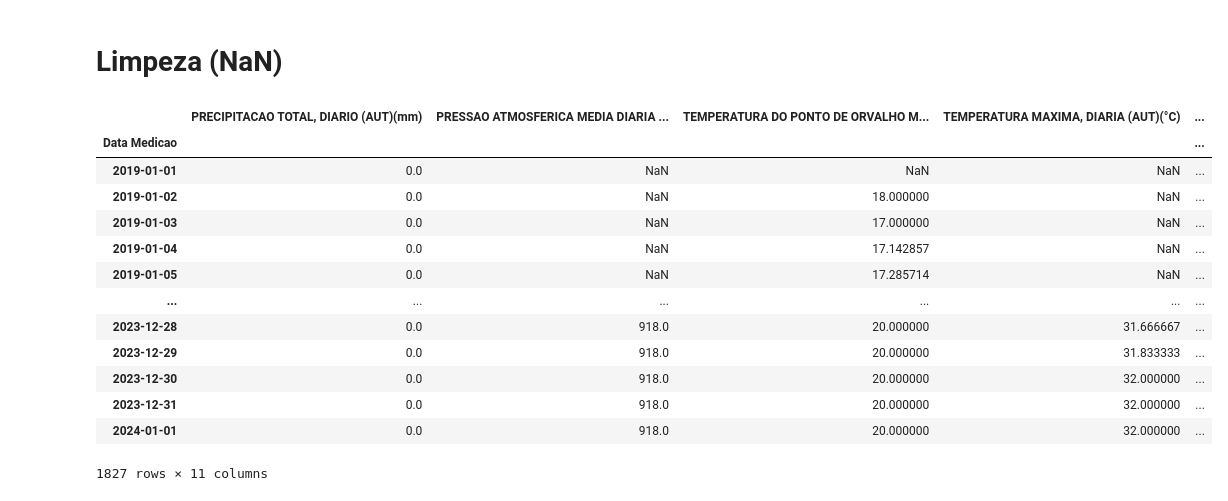
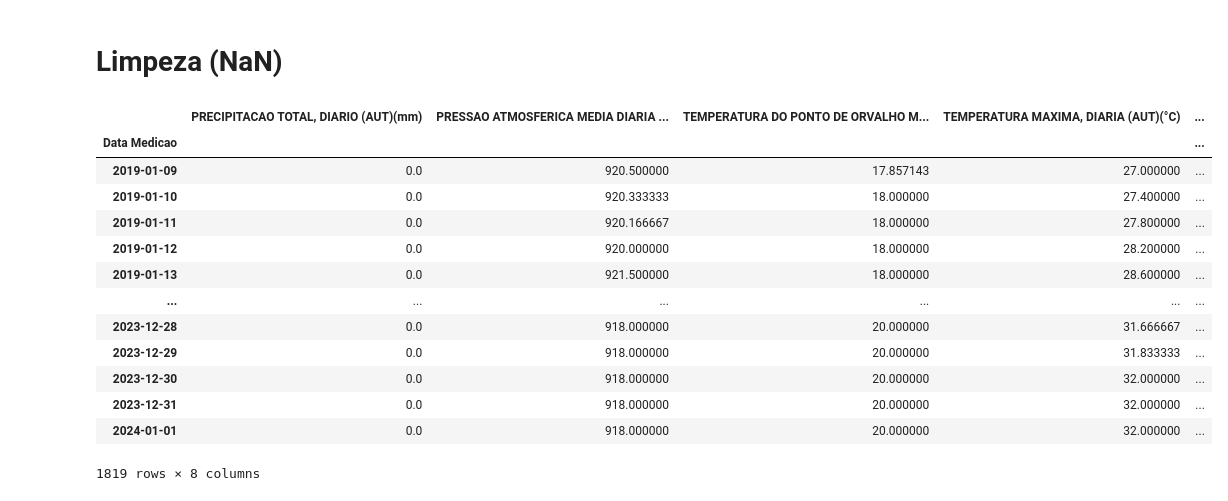
Before and after one commit to big-data-project-drffw/bd-weather-prev, a Jupyter notebook: Notebook1.ipynb, the cells around one changed output. Drawn from its saved outputs; the diff is of its cells as text; code cells hidden in the pictures.

```diff
--- a/Notebook1.ipynb
+++ b/Notebook1.ipynb
@@ -198,20 +196,23 @@ display(interpolated_g3)
 # %% [markdown]
 # Limpeza (NaN)
 # %%
-interpolated_g3.drop(interpolated_g3.columns[-1], axis=1)
-display(interpolated_g3)
+interpolated_g3.drop(interpolated_g3.columns[-1], axis=1, inplace=True)
+
+dcorr1 = interpolated_g3.dropna()
+
+display(dcorr1)
 # %% [output]
 |  | PRECIPITACAO TOTAL, DIARIO (AUT)(mm) | PRESSAO ATMOSFERICA MEDIA DIARIA ... | TEMPERATURA DO PONTO DE ORVALHO M... | TEMPERATURA MAXIMA, DIARIA (AUT)(°C) | ... |
 | Data Medicao |  |  |  |  | ... |
-| 2019-01-01 | 0.0 | NaN | NaN | NaN | ... |
-| 2019-01-02 | 0.0 | NaN | 18.000000 | NaN | ... |
-| 2019-01-03 | 0.0 | NaN | 17.000000 | NaN | ... |
-| 2019-01-04 | 0.0 | NaN | 17.142857 | NaN | ... |
-| 2019-01-05 | 0.0 | NaN | 17.285714 | NaN | ... |
+| 2019-01-09 | 0.0 | 920.500000 | 17.857143 | 27.000000 | ... |
+| 2019-01-10 | 0.0 | 920.333333 | 18.000000 | 27.400000 | ... |
+| 2019-01-11 | 0.0 | 920.166667 | 18.000000 | 27.800000 | ... |
+| 2019-01-12 | 0.0 | 920.000000 | 18.000000 | 28.200000 | ... |
+| 2019-01-13 | 0.0 | 921.500000 | 18.000000 | 28.600000 | ... |
 | ... | ... | ... | ... | ... | ... |
-| 2023-12-28 | 0.0 | 918.0 | 20.000000 | 31.666667 | ... |
-| 2023-12-29 | 0.0 | 918.0 | 20.000000 | 31.833333 | ... |
-| 2023-12-30 | 0.0 | 918.0 | 20.000000 | 32.000000 | ... |
-| 2023-12-31 | 0.0 | 918.0 | 20.000000 | 32.000000 | ... |
-| 2024-01-01 | 0.0 | 918.0 | 20.000000 | 32.000000 | ... |
+| 2023-12-28 | 0.0 | 918.000000 | 20.000000 | 31.666667 | ... |
+| 2023-12-29 | 0.0 | 918.000000 | 20.000000 | 31.833333 | ... |
+| 2023-12-30 | 0.0 | 918.000000 | 20.000000 | 32.000000 | ... |
+| 2023-12-31 | 0.0 | 918.000000 | 20.000000 | 32.000000 | ... |
+| 2024-01-01 | 0.0 | 918.000000 | 20.000000 | 32.000000 | ... |
-1827 rows × 11 columns
+1819 rows × 8 columns
```
Also changed, not shown: parts of 5 cells of this notebook.
